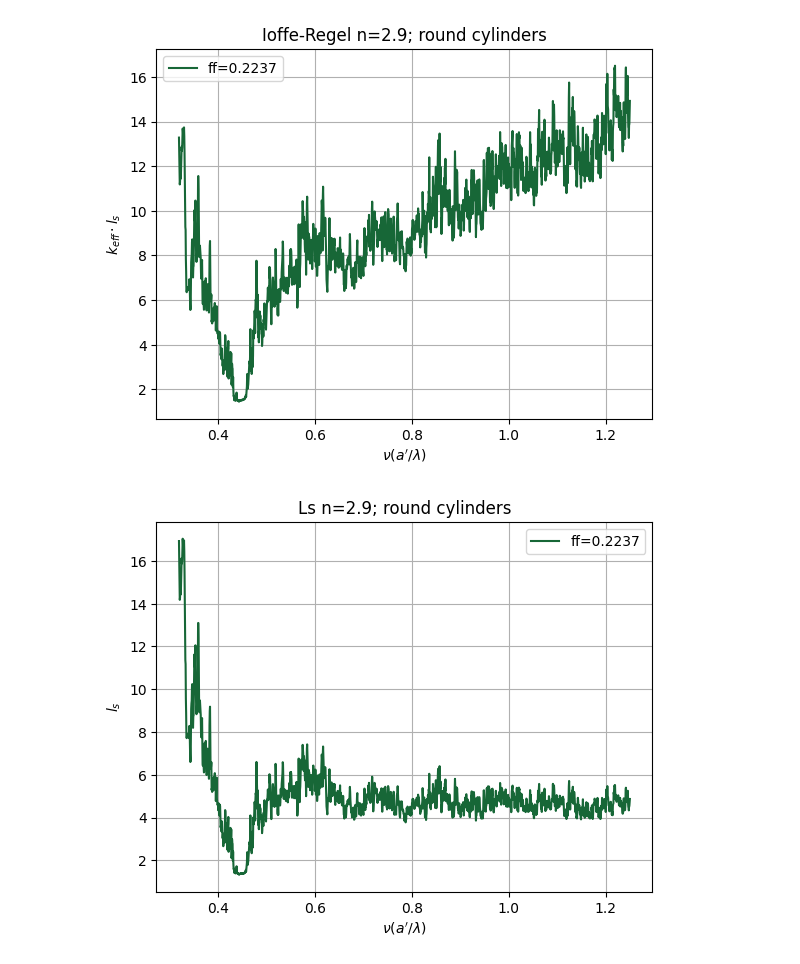
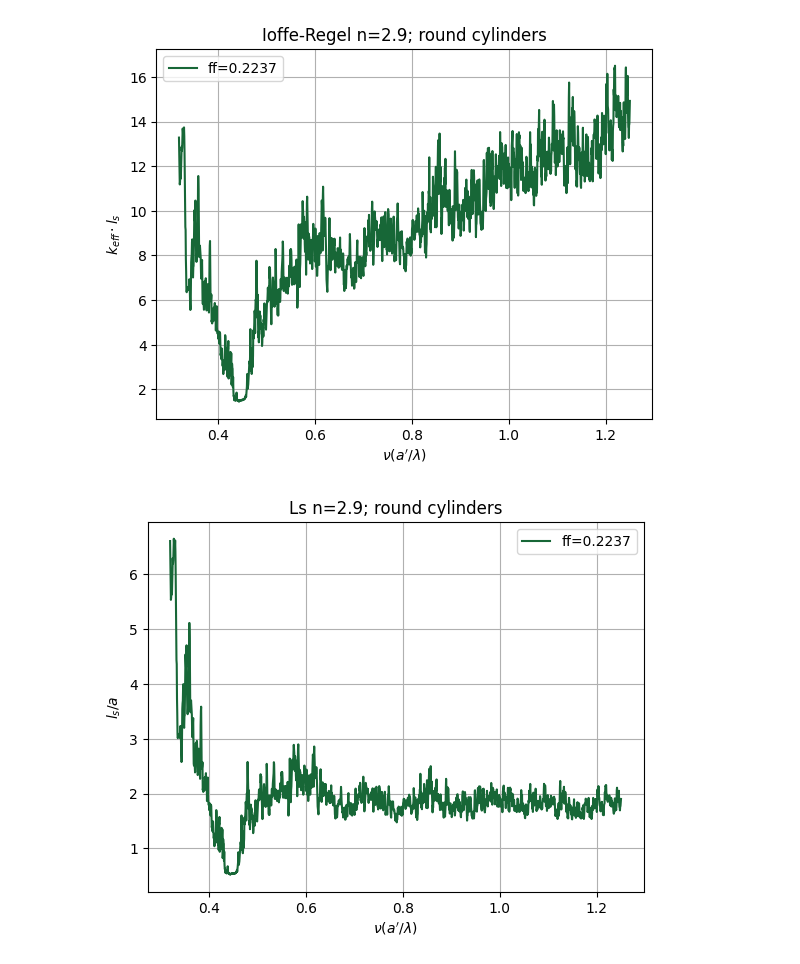
Before and after one commit to fhernandez93/LoadingPermittivityDistToSlabTransmission, a Jupyter notebook: Notebooks/LSU Project/20251001_LSU_Localization_Tests/20251002_Ls_test/20251001_get_ls.ipynb, the cells around one changed output. Saved outputs shown, nothing was run; the diff lists cells and outputs as text; code cells hidden in the pictures.

```diff
--- a/Notebooks/LSU Project/20251001_LSU_Localization_Tests/20251002_Ls_test/20251001_get_ls.ipynb
+++ b/Notebooks/LSU Project/20251001_LSU_Localization_Tests/20251002_Ls_test/20251001_get_ls.ipynb
@@ -163,36 +163,36 @@ for j,sim in enumerate(structures):
         result = optimizer.run(initial_params)
         m = (result.params)[0]
         ls = -1/(2*m)
         # if np.abs(ls) > 20:
         #     ls = 20
         Ls_values.append(ls)
 
         #plot
         # if i in [5,30,60,100,200,300,400]:
         #     plt.scatter(z_values_shifted,item)
         #     plt.plot(z_values_shifted,np.exp(fit_decay(z_values_shifted,*(result.params))), label=rf"$l_s$={(-1/(2*m)):.4f}")
         #     plt.title(rf"$\lambda$={lambda_values[i]:.4f}")
         #     plt.xlabel(rf"$z[\mu m]$")
         #     plt.ylabel("Ex")
         #     plt.legend()
         #     plt.yscale("log")
         #     plt.show()
 
     Ls_values=np.array(Ls_values)
     k_vacuum = (2*np.pi)/lambda_values
     n_eff= np.sqrt((1-float(labels[j]))+float(labels[j])*(2.9**2))
     k_eff=n_eff*k_vacuum
-    plt.plot(a/lambda_values,Ls_values,label=rf"ff={labels[j]}")
+    plt.plot(a/lambda_values,Ls_values/a,label=rf"ff={labels[j]}")
     values_ls[labels[j]] = Ls_values
 
 plt.xlabel(rf"$\nu(a'/\lambda)$")
-plt.ylabel(rf"$l_s$")
+plt.ylabel(rf"$l_s/a$")
 plt.grid(True)
 plt.legend()
 plt.title("Ls n=2.9; round cylinders")
 plt.show()
 # %% [output]
-[figure, old version]
+[figure, new version]
 # %%
 folder = "./data/ls_values"
 os.makedirs(folder,exist_ok=True)
```
Also changed, not shown: parts of 1 cell of this notebook, 2 other files.
